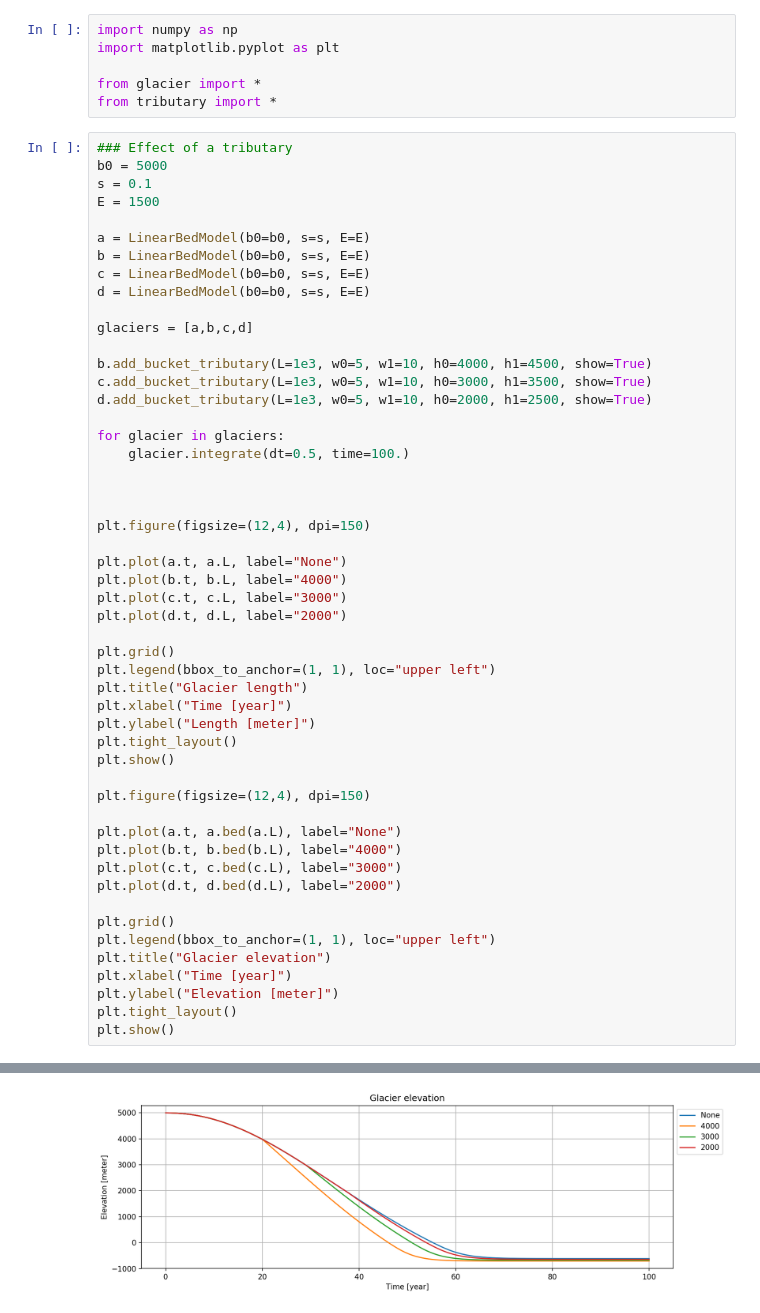
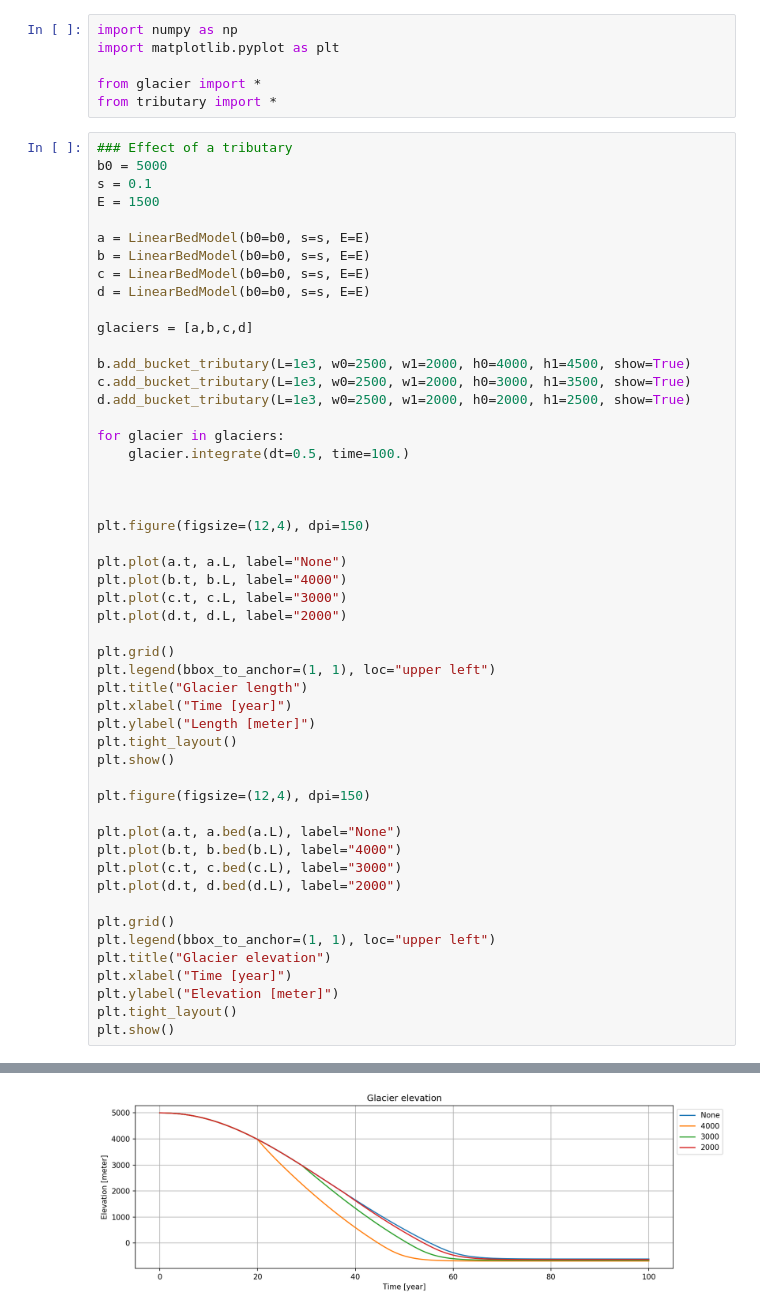
Before and after one commit to raymondedwards95/MinimumGlacierModel, a Jupyter notebook: 4_Tributaries.ipynb, the cells around one changed output, grey strips where cells are left out. Saved outputs shown, nothing was run; the diff lists cells and outputs as text.

```diff
--- a/4_Tributaries.ipynb
+++ b/4_Tributaries.ipynb
@@ -17,9 +17,9 @@ d = LinearBedModel(b0=b0, s=s, E=E)
 
 glaciers = [a,b,c,d]
 
-b.add_bucket_tributary(L=1e3, w0=5, w1=10, h0=4000, h1=4500, show=True)
-c.add_bucket_tributary(L=1e3, w0=5, w1=10, h0=3000, h1=3500, show=True)
-d.add_bucket_tributary(L=1e3, w0=5, w1=10, h0=2000, h1=2500, show=True)
+b.add_bucket_tributary(L=1e3, w0=2500, w1=2000, h0=4000, h1=4500, show=True)
+c.add_bucket_tributary(L=1e3, w0=2500, w1=2000, h0=3000, h1=3500, show=True)
+d.add_bucket_tributary(L=1e3, w0=2500, w1=2000, h0=2000, h1=2500, show=True)
 
 for glacier in glaciers:
     glacier.integrate(dt=0.5, time=100.)
@@ -63 +63 @@ Created tributary at y=2000.00
-[figure, old version]
+[figure, new version]
```
Also changed, not shown: parts of 3 cells of this notebook, 5 other files.
